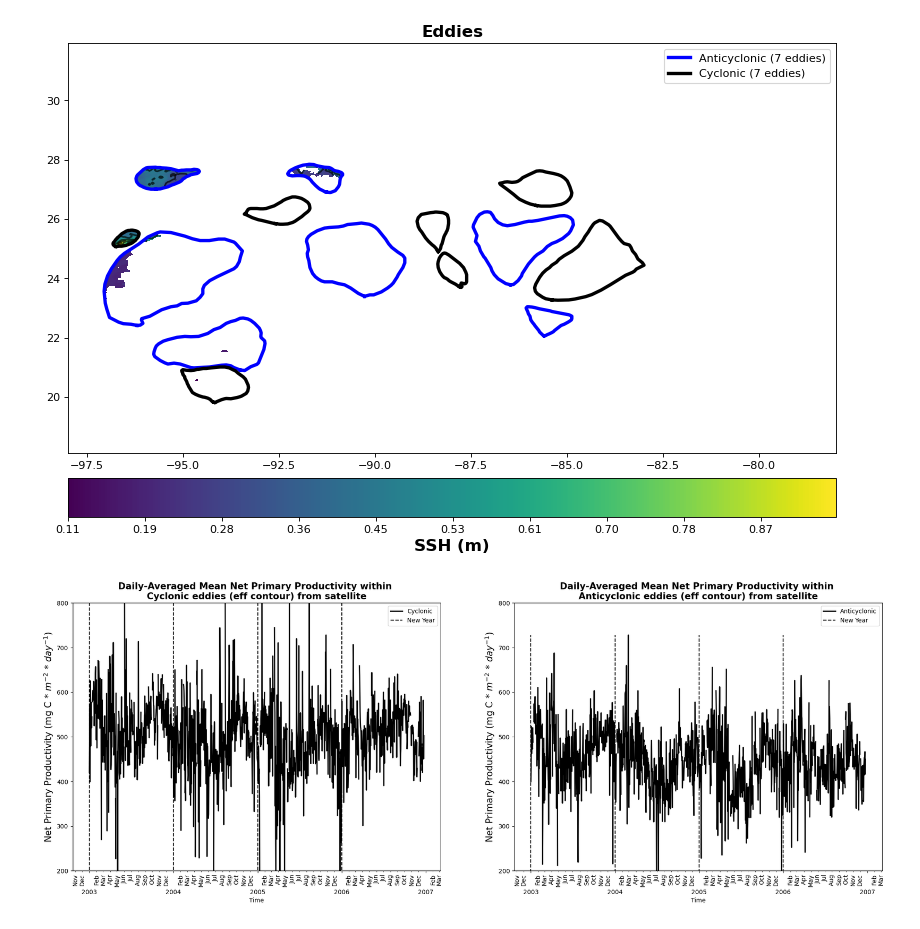
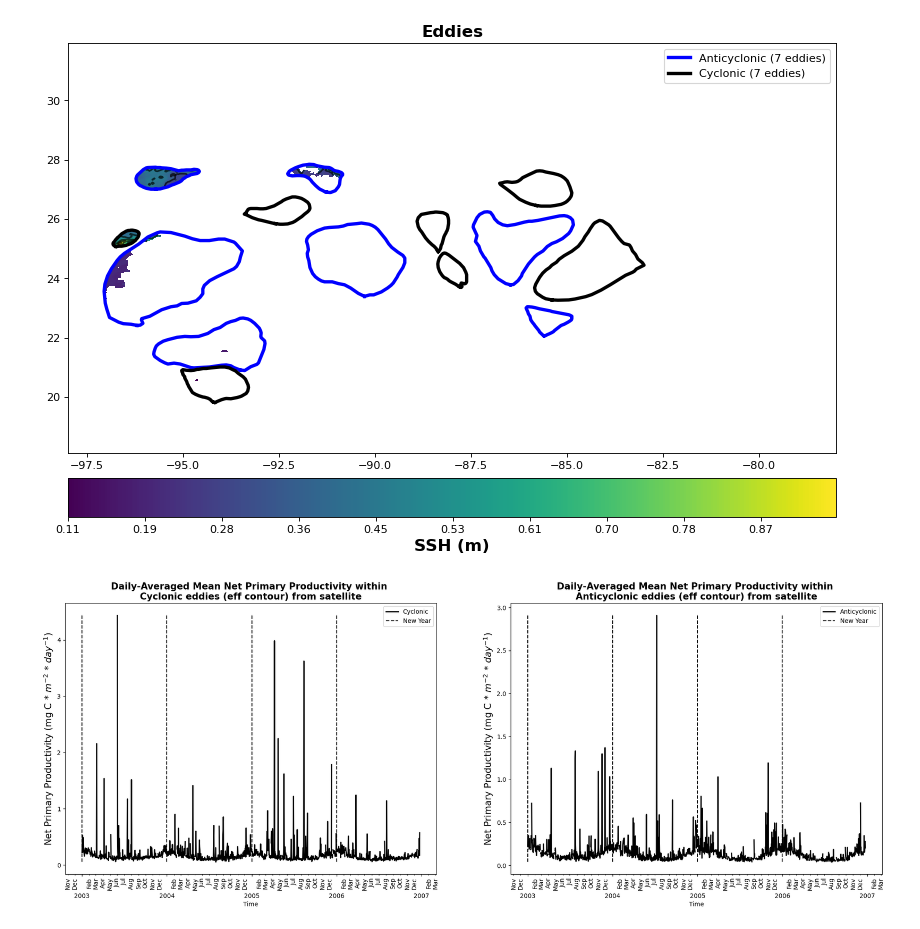
Before and after one commit to watkinson7/Graduate_Thesis_Research_Fall_2022, a Jupyter notebook: Python_Code/Mask_outside_eddy_calc_mean_time_series.ipynb, the cells around one changed output. Saved outputs shown, nothing was run; the diff lists cells and outputs as text; code cells hidden in the pictures.

```diff
--- a/Python_Code/Mask_outside_eddy_calc_mean_time_series.ipynb
+++ b/Python_Code/Mask_outside_eddy_calc_mean_time_series.ipynb
@@ -64,7 +64,7 @@ while n < len(sat_files):
 
     ######code for creating mask for values inside the eddy contour
     x_name_cycl, y_name_cycl = c.intern(False)# We will use the outter effective contour and not the inner speed contour
-    adt_cycl = sat_data.grid("npp")
+    adt_cycl = sat_data.grid("chlor_a")
     mask_cycl = ones(adt_cycl.shape, dtype="bool")#creates boolean array to use in masking values for cyclonic eddies
 
     ######takes the vertice points that defines the Cyclonic eddy edge and finds i,j pixels within those vertices
@@ -81,7 +81,7 @@ while n < len(sat_files):
 
     ######code for creating mask for values outside the eddy contour
     x_name_anti, y_name_anti = a.intern(False)# We will use the outter effective contour and not the inner speed contour
-    adt_anti = sat_data.grid("npp")
+    adt_anti = sat_data.grid("chlor_a")
     mask_anti = ones(adt_anti.shape, dtype="bool")#creates boolean array to use in masking values for anticyclonic eddies
 
     ######takes the vertice points that defines the eddy edge and finds i,j pixels outside of those vertices
@@ -126,6 +119,7 @@ We assume pixel position of grid is centered for /data/watkinson/Fall2022/Sat_da
 print(np.shape(anti_chlor_mean))
 series = pd.Series(cycl_chlor_mean)
 series2 = pd.Series(anti_chlor_mean)
+cycl_chlor_mean[cycl_chlor_mean > 7] = np.nan
 #print("Daily-averaged Mean Chlorophyll inside Anticyclonic Eddy Statistical Summary:\n",series2.describe())
 #print("Daily-averaged Mean Chlorophyll inside Cyclonic Eddy Statistical Summary:\n",series.describe())
 #print("Daily-averaged Mean Phyto. Carbon Biomass inside Anticyclonic Eddy Statistical Summary:\n",series2.describe())
@@ -306,33 +300,33 @@ ax1.set_xlabel('Time')
 #ax1.set_ylabel('Chl (mg * $m^{-3}$)',fontsize=15)
 #ax1.set_ylabel('log of Chl (mg * $m^{-3}$)',fontsize=15)
 #ax1.set_ylabel('Phyto. Cabon Biomass (mg C * $m^{-3}$)',fontsize=15)
 #ax1.set_ylabel('log of Phyto. Cabon Biomass (mg C * $m^{-3}$)',fontsize=15)
 ax1.set_ylabel('Net Primary Productivity (mg C * $m^{-2}$ * $day^{-1}$)',fontsize=15)
 #ax1.set_ylabel('log of Net Primary Productivity (mg C * $m^{-2}$ * $day^{-1}$)',fontsize=15)
 ax1.legend(loc='best')
 
 #ax2.vlines(x=['2003-01-01','2004-01-01','2005-01-01','2006-01-01'],
           #ymin=np.nanmin(np.log(anti_chlor_mean)), ymax=np.nanmax(np.log(anti_chlor_mean)),colors='k',ls='--',label='New Year')
 ax2.vlines(x=['2003-01-01','2004-01-01','2005-01-01','2006-01-01'],
           ymin=np.nanmin(anti_chlor_mean), ymax=np.nanmax(anti_chlor_mean),colors='k',ls='--',label='New Year')
 ax2.xaxis.set_major_locator(years)
 ax2.xaxis.set_major_formatter(xfmt_major)
 #ax1.set_xticklabels(['Jan','Feb','Mar','Apr','May','Jun','Jul','Aug','Sep','Oct','Nov','Dec'])
 ax2.xaxis.set_minor_locator(months)
 ax2.xaxis.set_minor_formatter(xfmt_minor)
 plt.setp(ax2.xaxis.get_minorticklabels(), rotation=90)
 ax2.set_xlabel('Time')
 #ax2.set_ylabel('Chl (mg * $m^{-3}$)',fontsize=15)
 #ax2.set_ylabel('log of Chl (mg * $m^{-3}$)',fontsize=15)
 #ax2.set_ylabel('Phyto. Cabon Biomass (mg C * $m^{-3}$)',fontsize=15)
 #ax2.set_ylabel('log of Phyto. Cabon Biomass (mg C * $m^{-3}$)',fontsize=15)
 ax2.set_ylabel('Net Primary Productivity (mg C * $m^{-2}$ * $day^{-1}$)',fontsize=15)
 #ax2.set_ylabel('log of Net Primary Productivity (mg C * $m^{-2}$ * $day^{-1}$)',fontsize=15)
 ax2.legend(loc='best')
-ax1.set_ylim(200,800)
-ax2.set_ylim(200,800)
+#ax1.set_ylim(200,800)
+#ax2.set_ylim(200,800)
 #ax3.set_ylabel('Amplitude (meters)',fontsize=15)
 #ax4.set_ylabel('Amplitude (meters)',fontsize=15)
 plt.show()
 # %% [output]
-[figure, old version]
+[figure, new version]
```
Also changed, not shown: parts of 4 cells of this notebook.
